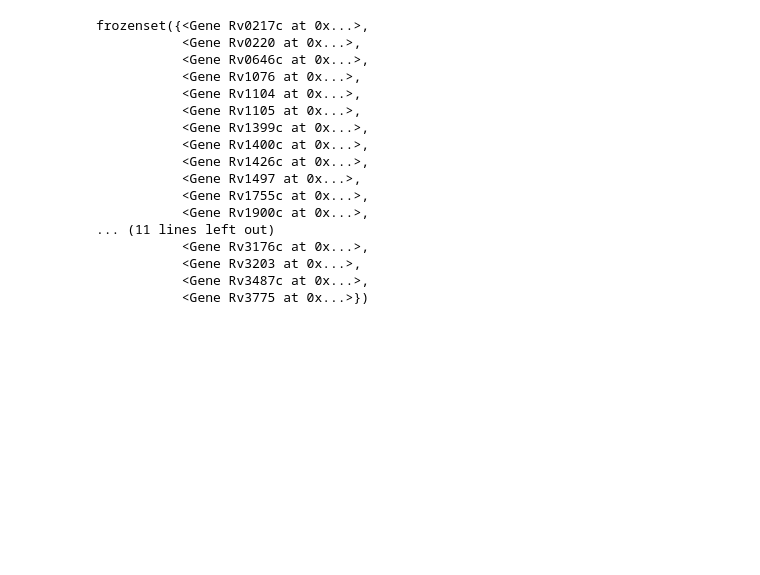
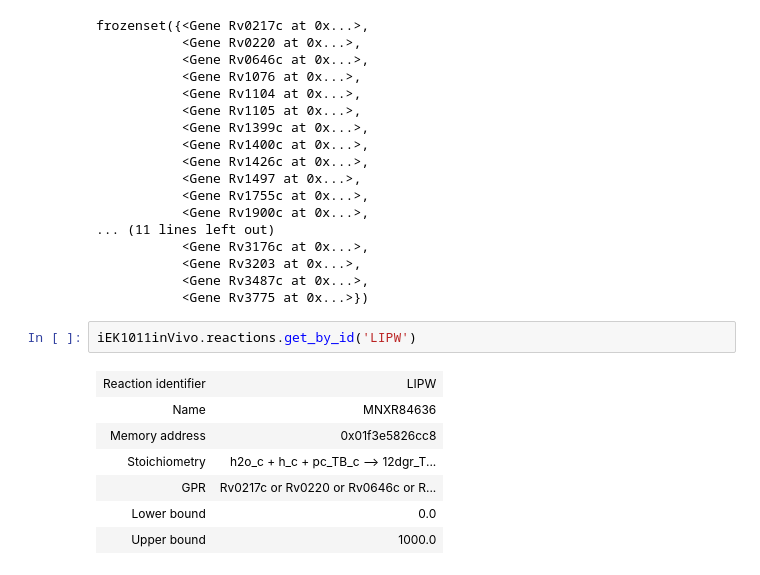
Before and after one commit to guisantagui/MSK_repo_new, a Jupyter notebook: iEK1011Dels.ipynb, the cells around one changed output. Cells and saved outputs as stored; diff of their text form; blank space fills up the shorter version.

```diff
--- a/iEK1011Dels.ipynb
+++ b/iEK1011Dels.ipynb
@@ -1181,3 +1181,13 @@ frozenset({<Gene Rv0217c at 0x...>,
            <Gene Rv3203 at 0x...>,
            <Gene Rv3487c at 0x...>,
            <Gene Rv3775 at 0x...>})
+# %%
+iEK1011inVivo.reactions.get_by_id('LIPW')
+# %% [output]
+| Reaction identifier | LIPW |
+| Name | MNXR84636 |
+| Memory address | 0x01f3e5826cc8 |
+| Stoichiometry | h2o_c + h_c + pc_TB_c --> 12dgr_T... |
+| GPR | Rv0217c or Rv0220 or Rv0646c or R... |
+| Lower bound | 0.0 |
+| Upper bound | 1000.0 |
```
Also changed, not shown: parts of 34 cells of this notebook, 3 other files.
